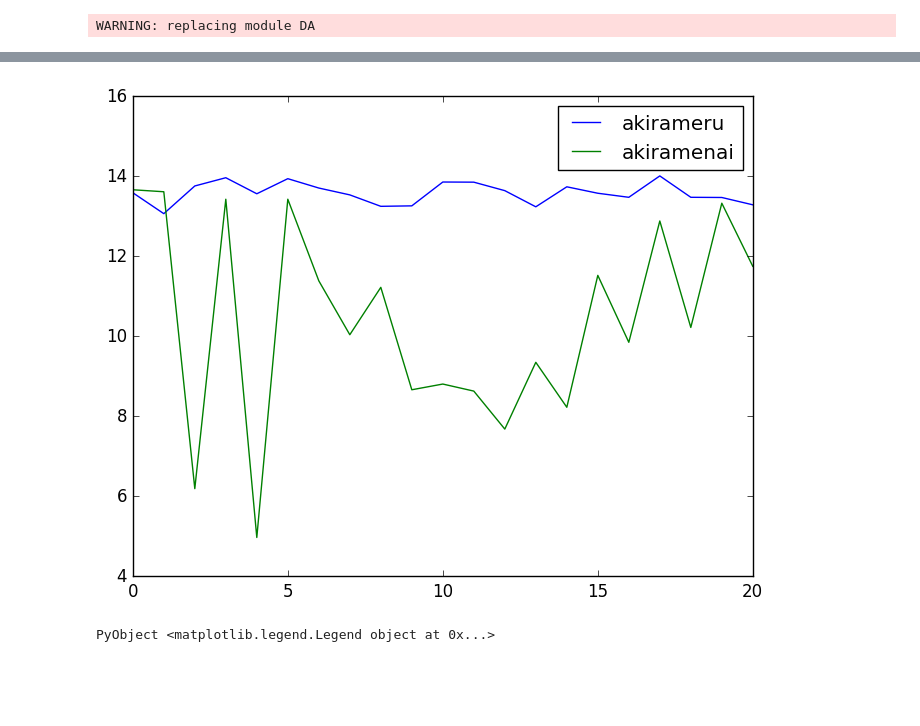
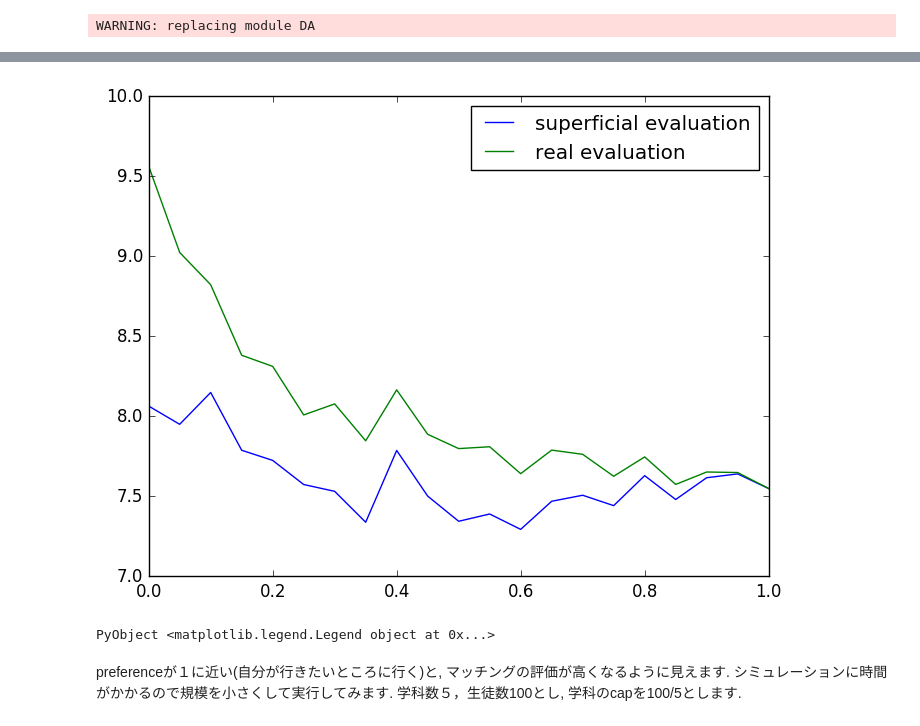
Before and after one commit to nswa17/-, a Jupyter notebook: demo.ipynb, the cells around one changed output, grey strips where cells are left out. Drawn from its saved outputs; the diff is of its cells as text; code cells hidden in the pictures; blank space fills up the shorter version.

```diff
--- a/demo.ipynb
+++ b/demo.ipynb
@@ -305,8 +385,10 @@ WARNING: replacing module DA
 # %%
-plot(akirameru, label="akirameru")
-plot(akiramenai, label="akiramenai")
+plot(preferences, akirameru, label="superficial evaluation")
+plot(preferences, akiramenai, label="real evaluation")
 legend()
 # %% [output]
-[figure, old version]
+[figure, new version]
 PyObject <matplotlib.legend.Legend object at 0x...>
+# %% [markdown]
+preferenceが１に近い(自分が行きたいところに行く)と, マッチングの評価が高くなるように見えます. シミュレーションに時間がかかるので規模を小さくして実行してみます. 学科数５，生徒数100とし, 学科のcapを100/5とします.
 # %%
```
Also changed, not shown: parts of 77 cells of this notebook, 1 other file.
